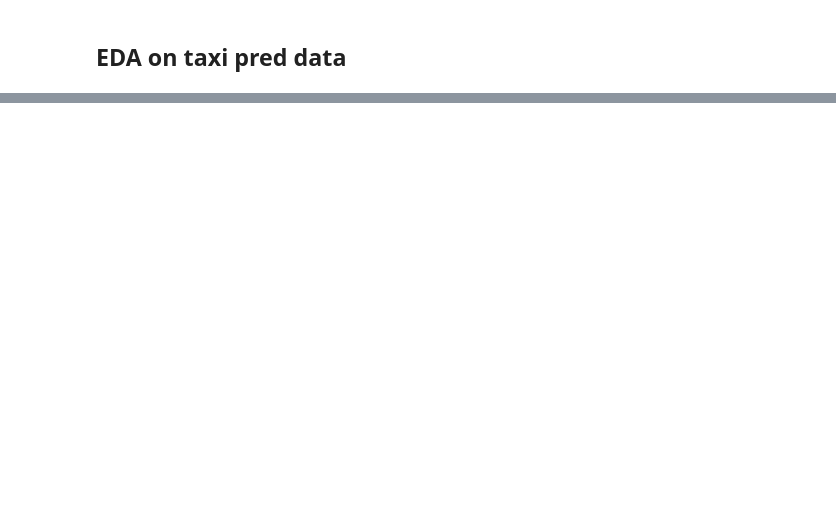
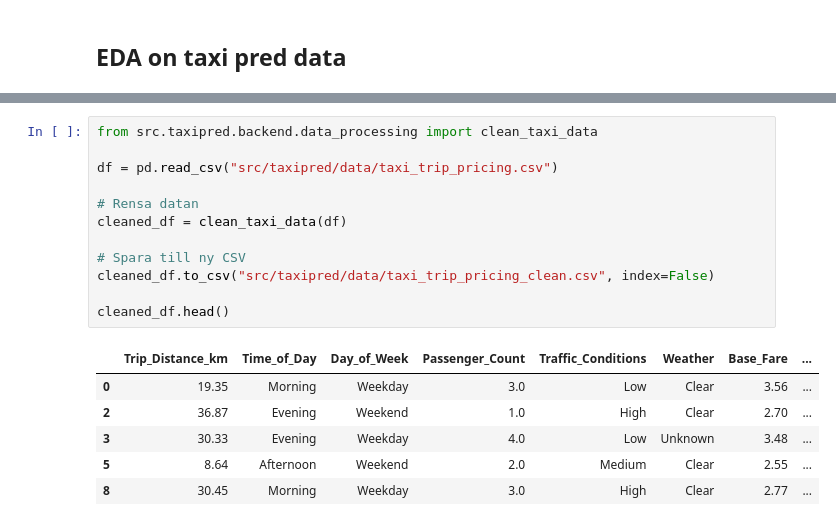
Before and after one commit to Vence85/taxi-prediction-fullstack-jonas-gustafsson-opa24, a Jupyter notebook: explorations/eda.ipynb, the cells around one changed output, grey strips where cells are left out. Drawn from its saved outputs; the diff is of its cells as text; blank space fills up the shorter version.

```diff
--- a/explorations/eda.ipynb
+++ b/explorations/eda.ipynb
@@ -14,0 +88,19 @@ df.head()
+# %%
+from src.taxipred.backend.data_processing import clean_taxi_data
+
+df = pd.read_csv("src/taxipred/data/taxi_trip_pricing.csv")
+
+# Rensa datan
+cleaned_df = clean_taxi_data(df)
+
+# Spara till ny CSV
+cleaned_df.to_csv("src/taxipred/data/taxi_trip_pricing_clean.csv", index=False)
+
+cleaned_df.head()
+# %% [output]
+|  | Trip_Distance_km | Time_of_Day | Day_of_Week | Passenger_Count | Traffic_Conditions | Weather | Base_Fare | ... |
+| 0 | 19.35 | Morning | Weekday | 3.0 | Low | Clear | 3.56 | ... |
+| 2 | 36.87 | Evening | Weekend | 1.0 | High | Clear | 2.70 | ... |
+| 3 | 30.33 | Evening | Weekday | 4.0 | Low | Unknown | 3.48 | ... |
+| 5 | 8.64 | Afternoon | Weekend | 2.0 | Medium | Clear | 2.55 | ... |
+| 8 | 30.45 | Morning | Weekday | 3.0 | High | Clear | 2.77 | ... |
```
Also changed, not shown: parts of 8 cells of this notebook, 2 other files.
